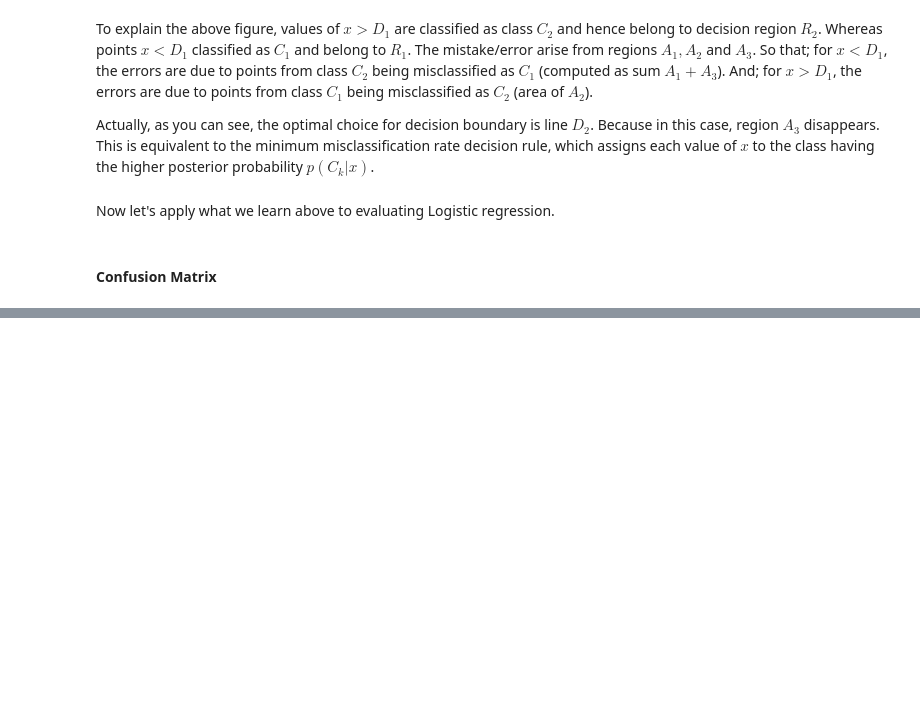
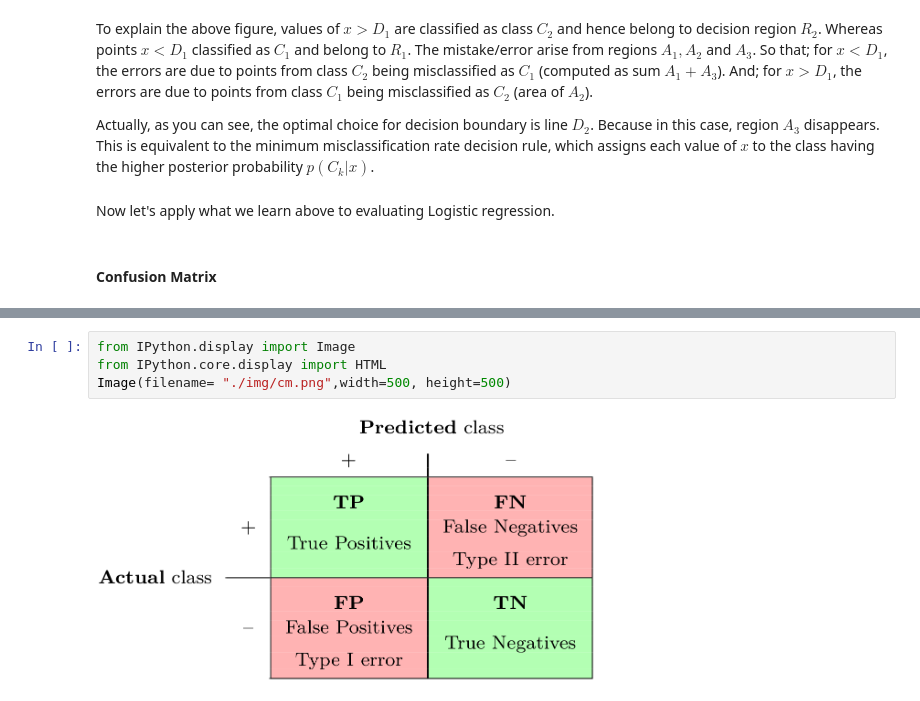
Before and after one commit to safakkbilici/Deep-Learning-Lecture-2020-2021-First-Term, a Jupyter notebook: lecture notes/02-Models-Performance.ipynb, the cells around one changed output, grey strips where cells are left out. Saved outputs shown, nothing was run; the diff lists cells and outputs as text; blank space fills up the shorter version.

```diff
--- a/lecture notes/02-Models-Performance.ipynb
+++ b/lecture notes/02-Models-Performance.ipynb
@@ -293,0 +305,6 @@ Now let's apply what we learn above to evaluating Logistic regression.
+# %%
+from IPython.display import Image
+from IPython.core.display import HTML
+Image(filename= "./img/cm.png",width=500, height=500)
+# %% [output]
+[figure, added]
```
Also changed, not shown: parts of 29 cells of this notebook.
